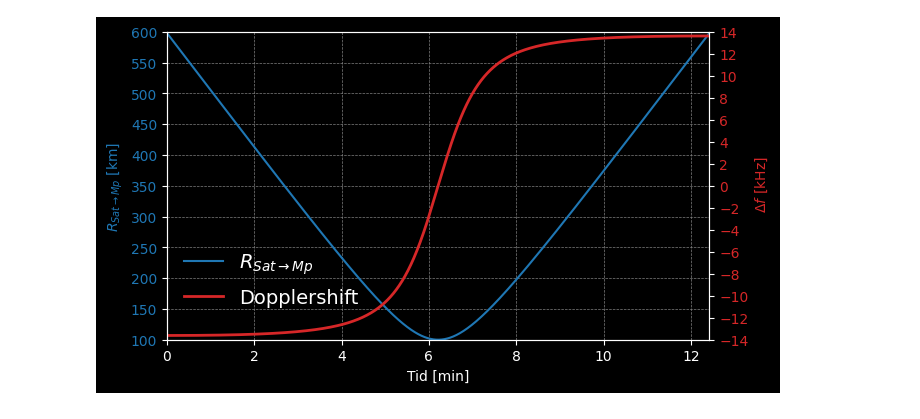
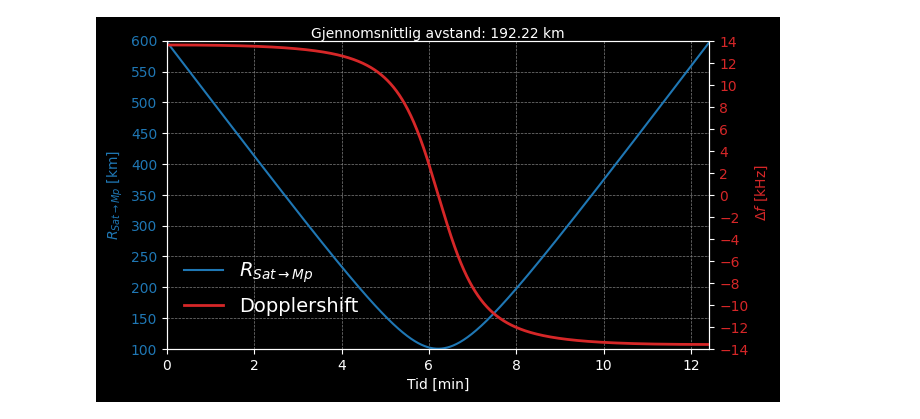
Before and after one commit to SkaugJr/TTK4852-EiT, a Jupyter notebook: Synlighetsperiode.ipynb, the cells around one changed output. Saved outputs shown, nothing was run; the diff lists cells and outputs as text; code cells hidden in the pictures.

Commit message:
Doppler og Avstand

```diff
--- a/Synlighetsperiode.ipynb
+++ b/Synlighetsperiode.ipynb
@@ -28,41 +28,35 @@ t = (a * (phi + phi[0]) / v_orbital) / 60  # s
 SAR_freq = 1.25e9 # Hz
 c = 3e8 # m/s
 
-doppler = (2 * SAR_freq * v_orbital / c) * np.sin(psi) *1e-3 # Hz
+doppler = -(2 * SAR_freq * v_orbital / c) * np.sin(psi) *1e-3 # Hz
 
-
-beta = 45
-mask = np.logical_and(psi >= np.rad2deg(90+beta), psi <= np.rad2deg(180-beta) ) # Mask for t between 0 and 60 minutes for phi
-
-t2 = t[mask] # Filtered time array
-R_sat_meas2 = R_sat_meas[mask] # Filtered R_sat_meas array
-doppler2 = doppler[mask] # Filtered doppler array
 
 fig, ax1 = plt.subplots(figsize=(7, 4))
 
 # Plot R_sat_meas on the left y-axis
 ax1.plot(t, R_sat_meas, label=r'$R_{Sat \rightarrow Mp}$', color='tab:blue')
 ax1.set_xlabel('Tid [min]')
 ax1.set_ylabel(r'$R_{Sat \rightarrow Mp}$ [km]', color='tab:blue')
 ax1.tick_params(axis='y', labelcolor='tab:blue')
 ax1.set_yticks(np.arange(100, 600+1, 50)) # Set y-ticks for R_sat_meas
 ax1.set_ylim(100, 600)
 ax1.set_xlim(min(t), max(t)) # Set x-axis limits to match the time range
 ax1.grid(linewidth=0.5, linestyle='--',color='gray')
 ax1.legend(loc='lower left', fontsize=14, frameon=False, bbox_to_anchor = [0.0, 0.15])
-
+ax1.annotate(f'Gjennomsnittlig avstand: {np.mean(R_sat_meas):.2f} km', xy=(0.5, 1), xycoords='axes fraction',
+            fontsize=10, ha='center', va='bottom', color='white')
 # Create a second y-axis for Doppler
 ax2 = ax1.twinx()
 ax2.plot(t, doppler, label='Dopplershift', color='tab:red',linewidth=2)
 ax2.set_ylabel(r' $\Delta f$ [kHz]', color='tab:red')
 ax2.tick_params(axis='y', labelcolor='tab:red')
 ax2.set_yticks(np.arange(-14, 14+0.1, 2)) # Set y-ticks for Doppler
 ax2.set_ylim(-14, 14) # Set y-axis limits for Doppler
 ax2.legend(loc='lower left', fontsize=14, frameon=False, bbox_to_anchor = [0.0, 0.05])
 
 # Title and show the plot
 #plt.title('Sattellitt avstand til målepunkt og Doppler vs tid')
 plt.savefig('Figurer/Synlighetsperiode.pdf', bbox_inches='tight')
 plt.show()
 # %% [output]
-[figure, old version]
+[figure, new version]
```
Also changed, not shown: 1 other file.
